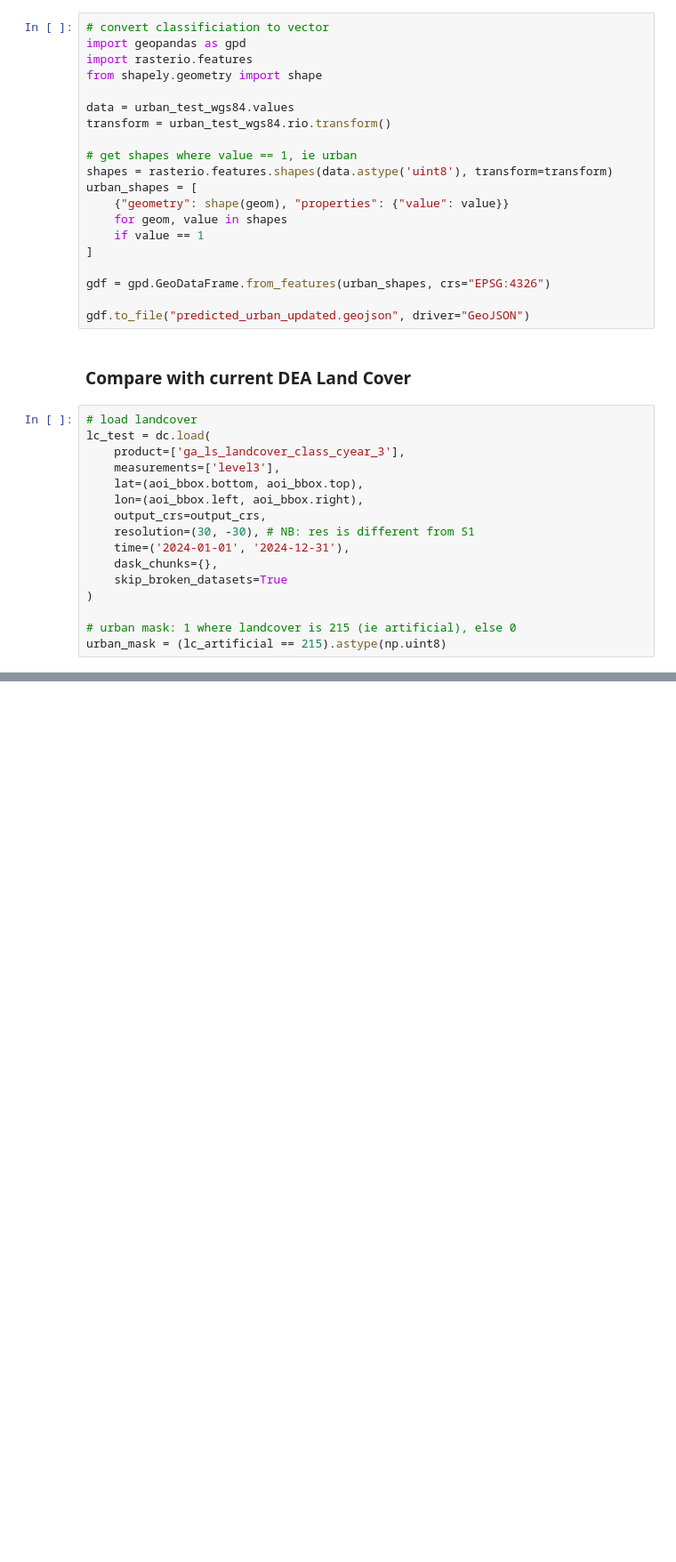
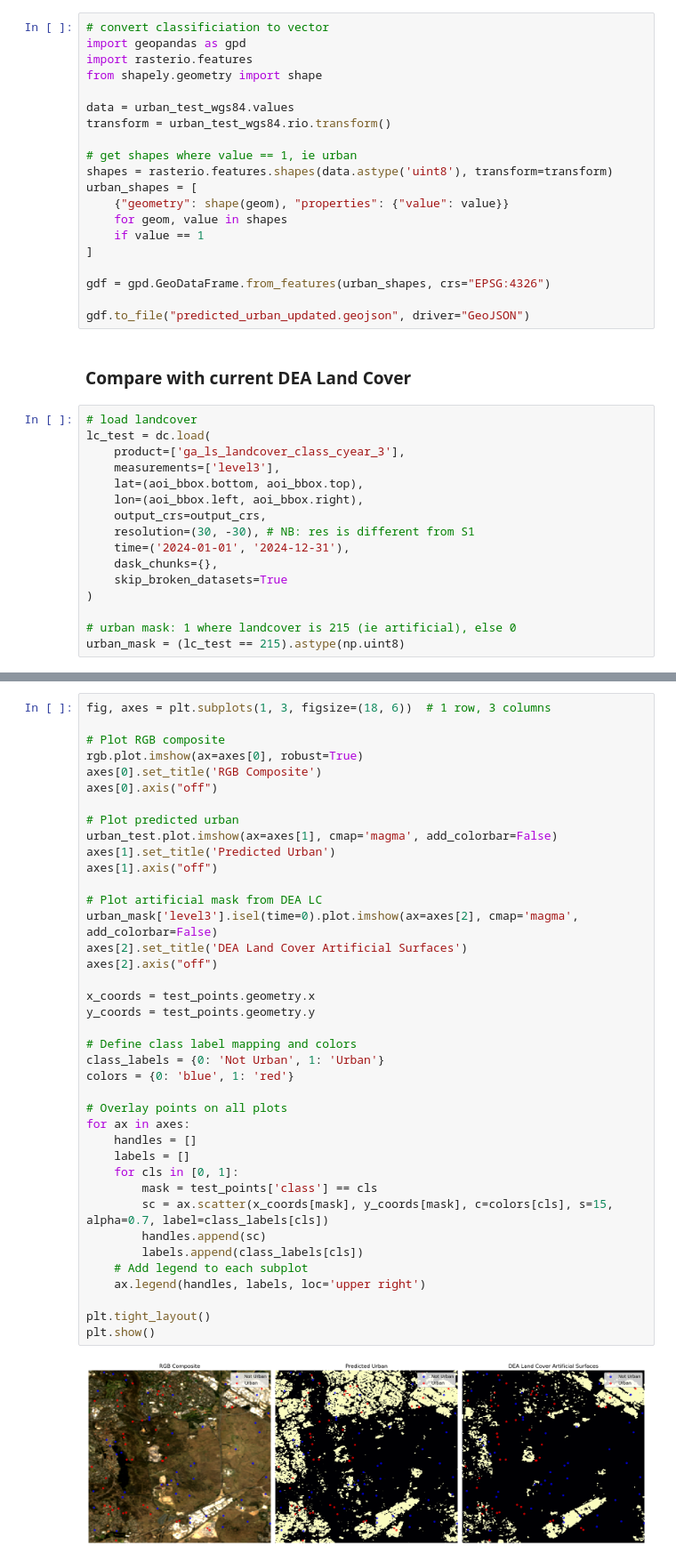
Before and after one commit to cbur24/sentinel-1-hackathon, a Jupyter notebook: notebooks/urban_classifier/urban_mapping_updated.ipynb, the cells around one changed output, grey strips where cells are left out. Shown at 89% size. Drawn from its saved outputs; the diff is of its cells as text; blank space fills up the shorter version.

```diff
--- a/notebooks/urban_classifier/urban_mapping_updated.ipynb
+++ b/notebooks/urban_classifier/urban_mapping_updated.ipynb
@@ -833,4 +908,4 @@ lc_test = dc.load(
 )
 
 # urban mask: 1 where landcover is 215 (ie artificial), else 0
-urban_mask = (lc_artificial == 215).astype(np.uint8)
+urban_mask = (lc_test == 215).astype(np.uint8)
@@ -868,3 +912,44 @@ expl_test = test_df[predictors].copy()
+# %%
+fig, axes = plt.subplots(1, 3, figsize=(18, 6))  # 1 row, 3 columns
+
+# Plot RGB composite
+rgb.plot.imshow(ax=axes[0], robust=True)
+axes[0].set_title('RGB Composite')
+axes[0].axis("off")
+
+# Plot predicted urban
+urban_test.plot.imshow(ax=axes[1], cmap='magma', add_colorbar=False)
+axes[1].set_title('Predicted Urban')
+axes[1].axis("off")
+
+# Plot artificial mask from DEA LC
+urban_mask['level3'].isel(time=0).plot.imshow(ax=axes[2], cmap='magma', add_colorbar=False)
+axes[2].set_title('DEA Land Cover Artificial Surfaces')
+axes[2].axis("off")
+
+x_coords = test_points.geometry.x
+y_coords = test_points.geometry.y
+
+# Define class label mapping and colors
+class_labels = {0: 'Not Urban', 1: 'Urban'}
+colors = {0: 'blue', 1: 'red'}
+
+# Overlay points on all plots
+for ax in axes:
+    handles = []
+    labels = []
+    for cls in [0, 1]:
+        mask = test_points['class'] == cls
+        sc = ax.scatter(x_coords[mask], y_coords[mask], c=colors[cls], s=15, alpha=0.7, label=class_labels[cls])
+        handles.append(sc)
+        labels.append(class_labels[cls])
+    # Add legend to each subplot
+    ax.legend(handles, labels, loc='upper right')
+
+plt.tight_layout()
+plt.show()
+# %% [output]
+[figure, added]
 # %%
 # true labels and predictions
 y_true = resp_test
```
Also changed, not shown: parts of 42 cells of this notebook, 8 other files.
